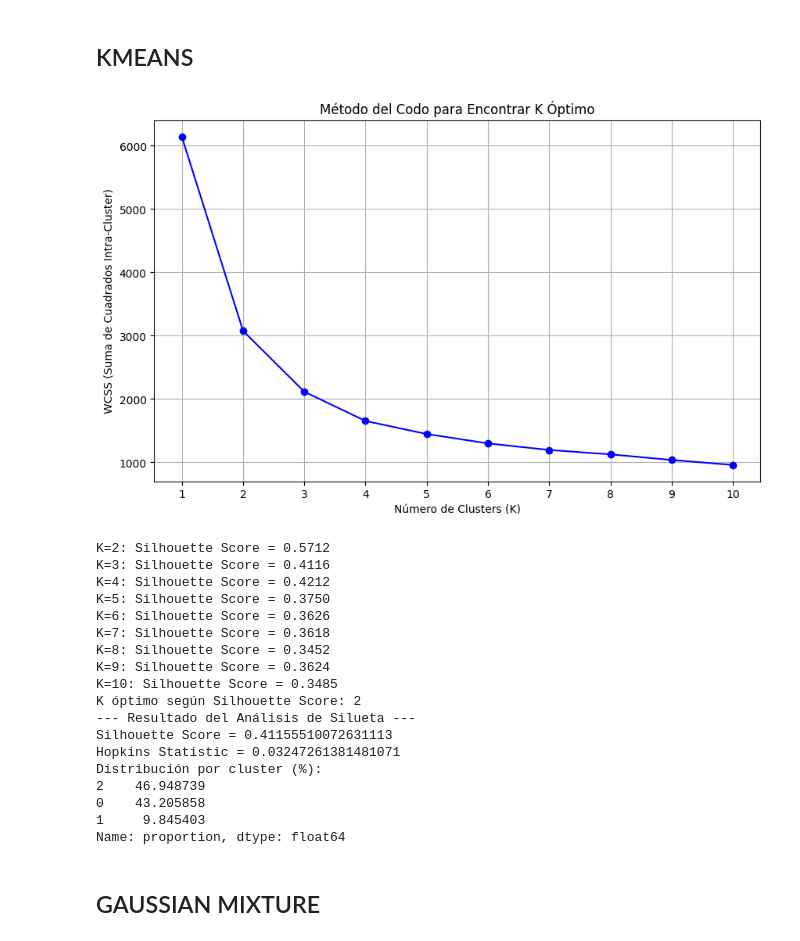
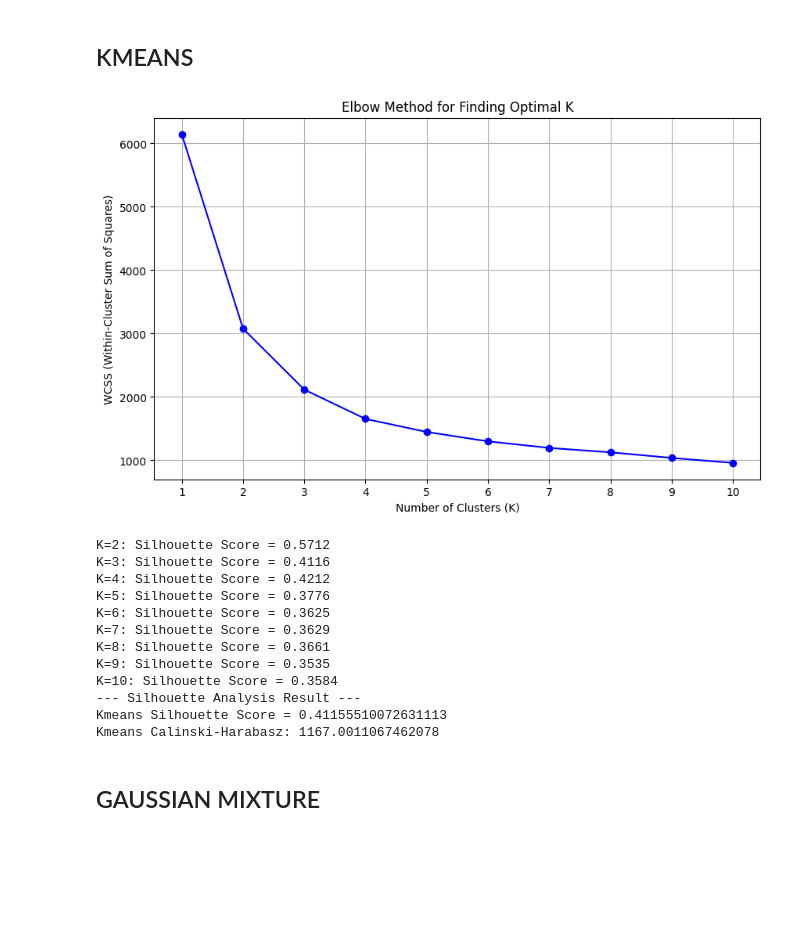
Before and after one commit to ikeiba/bilbao-housing-ml, a Jupyter notebook: clustering/clustering.ipynb, the cells around one changed output. Drawn from its saved outputs; the diff is of its cells as text; code cells hidden in the pictures; blank space fills up the shorter version.

```diff
--- a/clustering/clustering.ipynb
+++ b/clustering/clustering.ipynb
@@ -157,83 +146,66 @@ for k in K_range:
     kmeans.fit(X_scaled)
     wcss.append(kmeans.inertia_)
 
-#Visualización del Método del Codo (guarda el plot)
+# Elbow Method Visualization (saves the plot)
 plt.figure(figsize=(10, 6))
+
 plt.plot(K_range, wcss, marker='o', linestyle='-', color='blue')
-plt.title('Método del Codo para Encontrar K Óptimo')
-plt.xlabel('Número de Clusters (K)')
-plt.ylabel('WCSS (Suma de Cuadrados Intra-Cluster)')
+plt.title('Elbow Method for Finding Optimal K')
+plt.xlabel('Number of Clusters (K)')
+plt.ylabel('WCSS (Within-Cluster Sum of Squares)')
 plt.xticks(K_range)
 plt.grid(True)
 plt.show()
 
-# Definir rango de K para análisis de silueta
-
-
+# Define K range for silhouette analysis
 silhouette_scores = {}
 K_range = range(2, 11)
 
-
 for k in K_range:
-    # Entrenar K-Means
-    kmeans = KMeans(n_clusters=k, init='k-means++', random_state=42, n_init=20)
+    # Train K-Means
+    kmeans = KMeans(n_clusters=k, init='k-means++', random_state=42, n_init=100)
     cluster_labels = kmeans.fit_predict(X_scaled)
 
-    # Calcular el Silhouette Score
+    # Calculate Silhouette Score
     score = silhouette_score(X_scaled, cluster_labels)
     silhouette_scores[k] = score
     print(f"K={k}: Silhouette Score = {score:.4f}")
 
-# Encontrar el K con la puntuación más alta
+# Find K with the highest score
 K_optimal_silhouette = max(silhouette_scores, key=silhouette_scores.get)
-print(f"K óptimo según Silhouette Score: {K_optimal_silhouette}")
 best_score = silhouette_scores[K_optimal_silhouette]
 
-print("--- Resultado del Análisis de Silueta ---")
+print("--- Silhouette Analysis Result ---")
 
-K_OPTIMAL = 3 # El k mas optimo segun el codo es 3 y segun la silueta es 2, se elige 3 para mantener consistencia con el codo
-
+K_OPTIMAL = 3 # The optimal k according to elbow is 3 and according to silhouette is 2; 3 is chosen to maintain consistency with the elbow
 
 kmeans_final = KMeans(n_clusters=K_OPTIMAL, init='k-means++', random_state=42, n_init=10)
 y_kmeans = kmeans_final.fit_predict(X_scaled)
 silhouette_avg = silhouette_score(X_scaled, y_kmeans) # Calculate the overall Silhouette Score
 
-print(f"Silhouette Score = {silhouette_avg}")
+print(f"Kmeans Silhouette Score = {silhouette_avg}")
 
 # --- Hopkins Statistic Calculation ---
-data_k_means_evaluation = X_scaled
-n_samples = data_k_means_evaluation.shape[0]
+X_scaled
+n_samples = X_scaled.shape[0]
 
-if n_samples > 2:
-    hopkins_score = hopkins(data_k_means_evaluation, n_samples)
-    print(f"Hopkins Statistic = {hopkins_score}")
-else:
-    print("Cannot calculate Hopkins Statistic: Not enough samples in the data (n_samples <= 2).")
+puntuacion = calinski_harabasz_score(X_scaled, y_kmeans)
 
-
-porcentajes = pd.Series(y_kmeans).value_counts(normalize=True) * 100
-print("Distribución por cluster (%):")
-print(porcentajes)
+print(f"Kmeans Calinski-Harabasz: {puntuacion}")
 # %% [output]
-[figure, old version]
+[figure, new version]
 K=2: Silhouette Score = 0.5712
 K=3: Silhouette Score = 0.4116
 K=4: Silhouette Score = 0.4212
-K=5: Silhouette Score = 0.3750
-K=6: Silhouette Score = 0.3626
-K=7: Silhouette Score = 0.3618
-K=8: Silhouette Score = 0.3452
-K=9: Silhouette Score = 0.3624
-K=10: Silhouette Score = 0.3485
-K óptimo según Silhouette Score: 2
---- Resultado del Análisis de Silueta ---
-Silhouette Score = 0.41155510072631113
-Hopkins Statistic = 0.03247261381481071
-Distribución por cluster (%):
-2    46.948739
-0    43.205858
-1     9.845403
-Name: proportion, dtype: float64
+K=5: Silhouette Score = 0.3776
+K=6: Silhouette Score = 0.3625
+K=7: Silhouette Score = 0.3629
+K=8: Silhouette Score = 0.3661
+K=9: Silhouette Score = 0.3535
+K=10: Silhouette Score = 0.3584
+--- Silhouette Analysis Result ---
+Kmeans Silhouette Score = 0.41155510072631113
+Kmeans Calinski-Harabasz: 1167.0011067462078
 # %% [markdown]
 ## GAUSSIAN MIXTURE
 # %%
```
Also changed, not shown: parts of 9 cells of this notebook.
